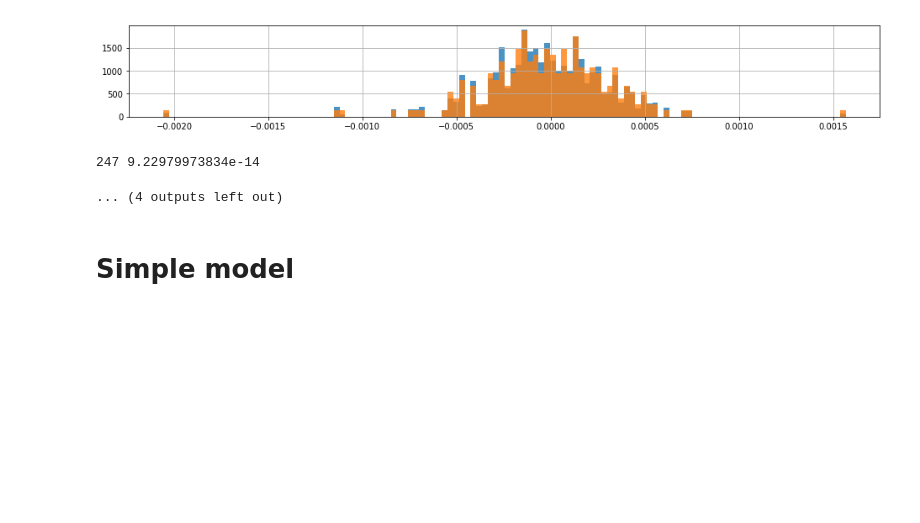
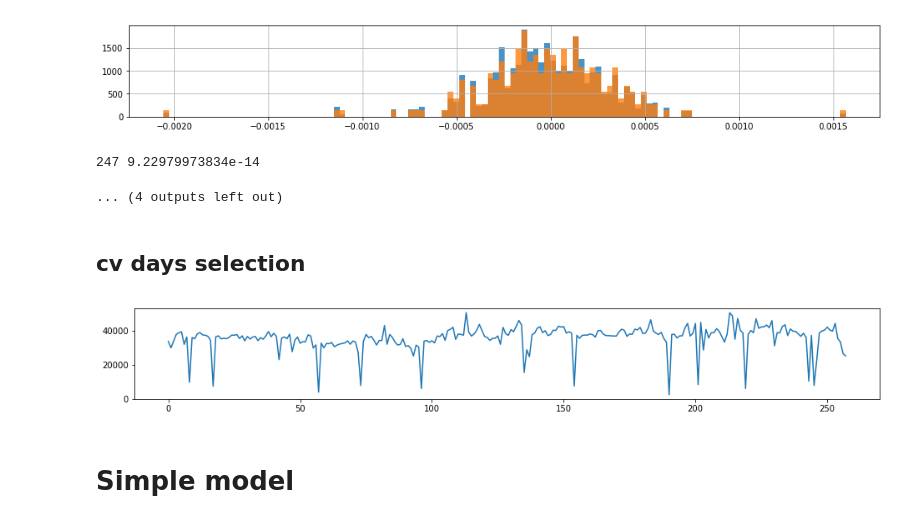
Before and after one commit to yumichael/g-research-ffc2018, a Jupyter notebook: leggo.ipynb, the cells around one changed output. Cells and saved outputs as stored; diff of their text form; code cells hidden in the pictures; blank space fills up the shorter version.

```diff
--- a/leggo.ipynb
+++ b/leggo.ipynb
@@ -71,6 +72,14 @@ for i in range(len(ii)):
 [figure]
 247 9.22979973834e-14
 ... (4 outputs left out)
+# %% [markdown]
+## cv days selection
+# %%
+days = sorted(set(df.Day))
+weights = [df.query('Day == ' + str(day)).Weight.sum() for day in days]
+plt.plot(weights); plt.show()
+# %% [output]
+[figure, added]
 # %% [markdown]
 # Simple model
 # %%
```
Also changed, not shown: parts of 16 cells of this notebook.
